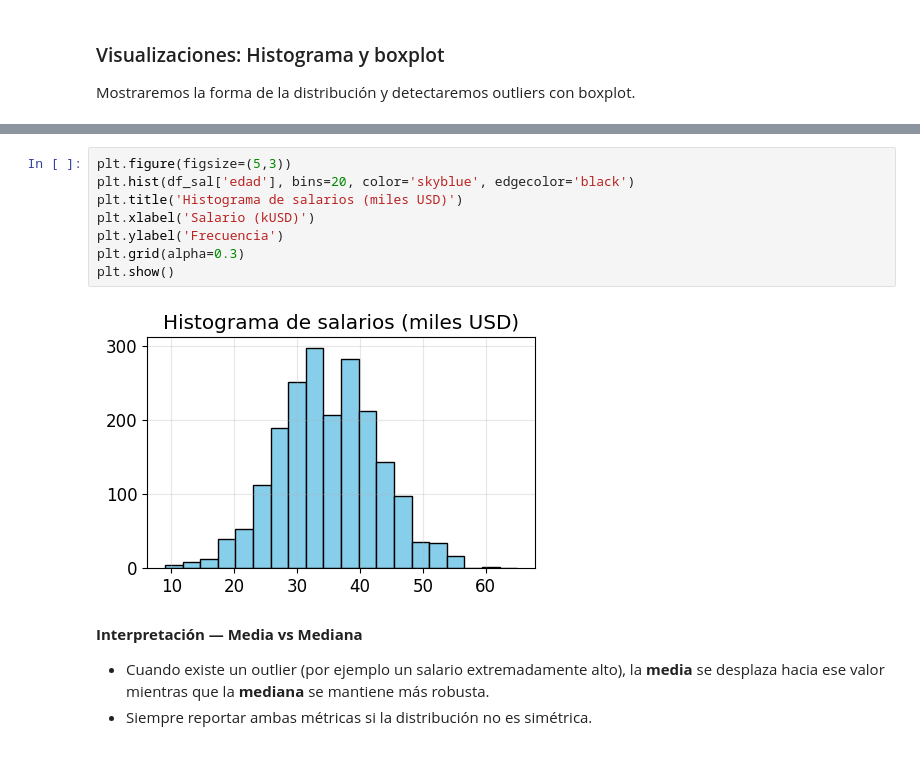
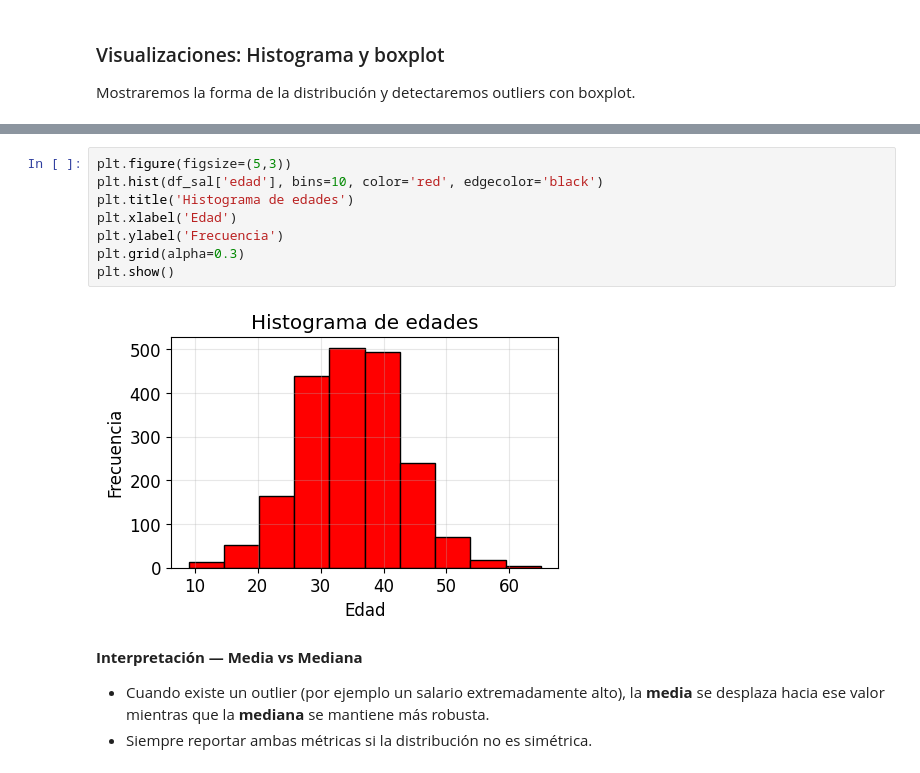
Before and after one commit to AlexEspinosa98/guayerd_class, a Jupyter notebook: clase_7/Clase7_Fundamentos_IA_Estadistica.ipynb, the cells around one changed output, grey strips where cells are left out. Saved outputs shown, nothing was run; the diff lists cells and outputs as text.

```diff
--- a/clase_7/Clase7_Fundamentos_IA_Estadistica.ipynb
+++ b/clase_7/Clase7_Fundamentos_IA_Estadistica.ipynb
@@ -382,13 +408,13 @@ Passing `palette` without assigning `hue` is deprecated and will be removed in v
 # %%
 plt.figure(figsize=(5,3))
-plt.hist(df_sal['edad'], bins=20, color='skyblue', edgecolor='black')
-plt.title('Histograma de salarios (miles USD)')
-plt.xlabel('Salario (kUSD)')
+plt.hist(df_sal['edad'], bins=10, color='red', edgecolor='black')
+plt.title('Histograma de edades')
+plt.xlabel('Edad')
 plt.ylabel('Frecuencia')
 plt.grid(alpha=0.3)
 plt.show()
 # %% [output]
-[figure, old version]
+[figure, new version]
 # %% [markdown]
 **Interpretación — Media vs Mediana**
 
```
Also changed, not shown: parts of 13 cells of this notebook, 2 other files.
